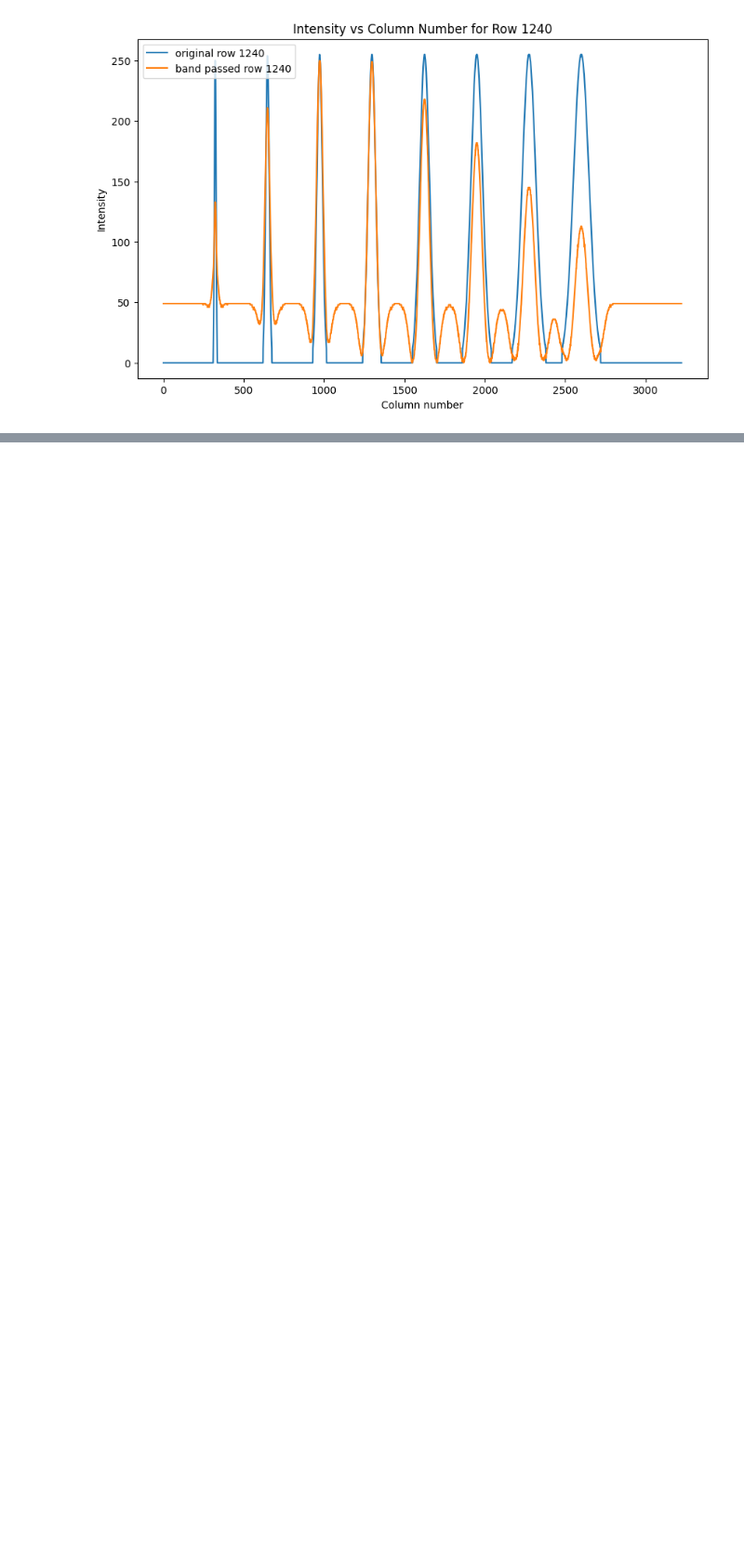
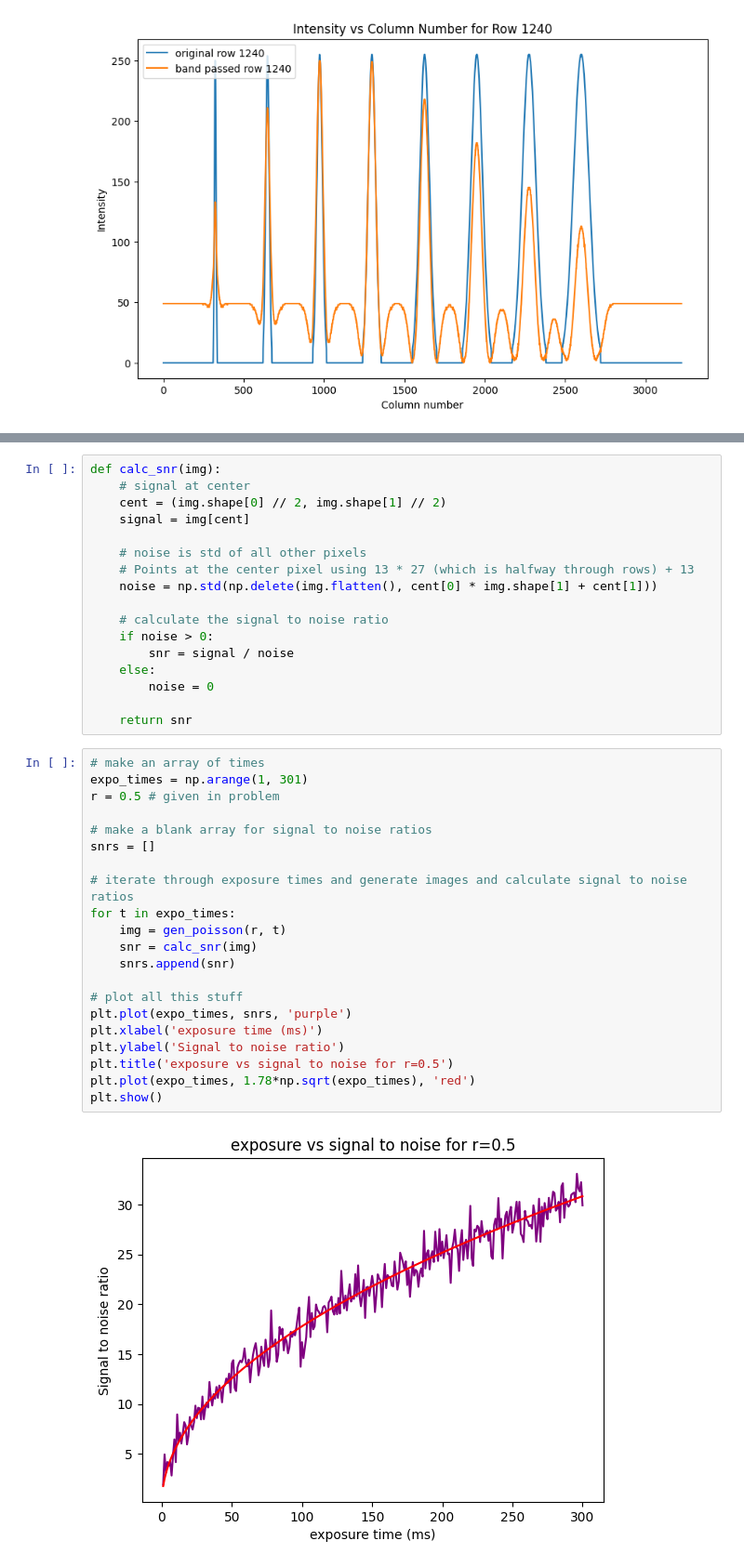
Before and after one commit to babrouse/image_analysis, a Jupyter notebook: homework/submitted/homework_3.ipynb, the cells around one changed output, grey strips where cells are left out. Shown at 93% size. Cells and saved outputs as stored; diff of their text form; blank space fills up the shorter version.

```diff
--- a/homework/submitted/homework_3.ipynb
+++ b/homework/submitted/homework_3.ipynb
@@ -399,0 +441,40 @@ plt.show()
+# %%
+def calc_snr(img):
+    # signal at center
+    cent = (img.shape[0] // 2, img.shape[1] // 2)
+    signal = img[cent]
+
+    # noise is std of all other pixels
+    # Points at the center pixel using 13 * 27 (which is halfway through rows) + 13
+    noise = np.std(np.delete(img.flatten(), cent[0] * img.shape[1] + cent[1]))
+
+    # calculate the signal to noise ratio
+    if noise > 0:
+        snr = signal / noise
+    else:
+        noise = 0
+
+    return snr
+# %%
+# make an array of times
+expo_times = np.arange(1, 301)
+r = 0.5 # given in problem
+
+# make a blank array for signal to noise ratios
+snrs = []
+
+# iterate through exposure times and generate images and calculate signal to noise ratios
+for t in expo_times:
+    img = gen_poisson(r, t)
+    snr = calc_snr(img)
+    snrs.append(snr)
+
+# plot all this stuff
+plt.plot(expo_times, snrs, 'purple')
+plt.xlabel('exposure time (ms)')
+plt.ylabel('Signal to noise ratio')
+plt.title('exposure vs signal to noise for r=0.5')
+plt.plot(expo_times, 1.78*np.sqrt(expo_times), 'red')
+plt.show()
+# %% [output]
+[figure, added]
```
Also changed, not shown: parts of 4 cells of this notebook.
